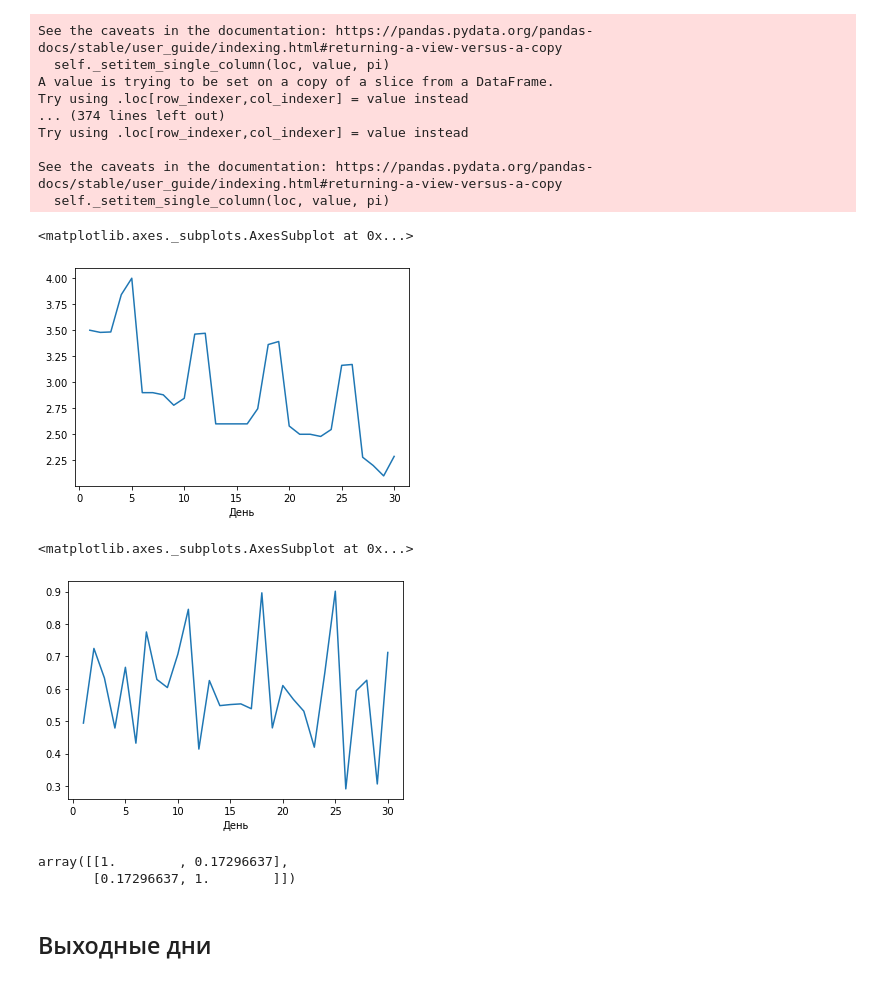
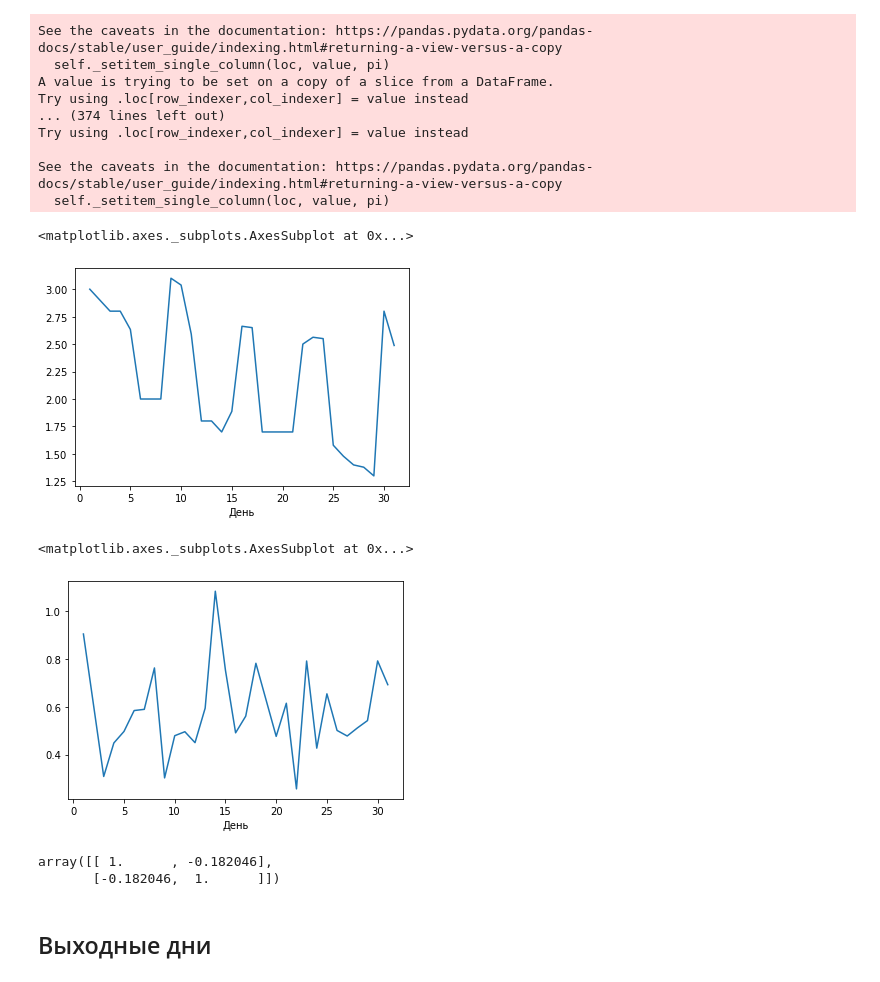
Before and after one commit to Egoluback/nti_ml_20-21, a Jupyter notebook: 2_stage/task2/nti_ml_2_2.ipynb, the cells around one changed output. Saved outputs shown, nothing was run; the diff lists cells and outputs as text; code cells hidden in the pictures.

```diff
--- a/2_stage/task2/nti_ml_2_2.ipynb
+++ b/2_stage/task2/nti_ml_2_2.ipynb
@@ -1062,21 +1062,21 @@ def to_int(x):
 
 df_train["lockdown_index"] = days_fullymd["lockdown_index"].apply(lambda x: to_int(x))
 # %%
-data_month = df_train[(df_train["Канал"] == "ТНТ") & (df_train["Месяц"] == "Апрель") & (df_train["Год"] == 2020)].groupby("День")
+data_month = df_train[(df_train["Канал"] == "ТНТ") & (df_train["Месяц"] == "Май") & (df_train["Год"] == 2020)].groupby("День")
 data_month["lockdown_index"].mean().plot()
 # %% [output]
 <matplotlib.axes._subplots.AxesSubplot at 0x...>
-[figure, old version]
+[figure, new version]
 # %%
 data_month[tvr_18].mean().plot()
 # %% [output]
 <matplotlib.axes._subplots.AxesSubplot at 0x...>
-[figure, old version]
+[figure, new version]
 # %%
 np.corrcoef(data_month["lockdown_index"].mean(), data_month[tvr_18].mean())
 # %% [output]
-array([[1.        , 0.17296637],
-       [0.17296637, 1.        ]])
+array([[ 1.      , -0.182046],
+       [-0.182046,  1.      ]])
 # %% [markdown]
 ## Выходные дни
 # %%
```
Also changed, not shown: parts of 2 cells of this notebook.
